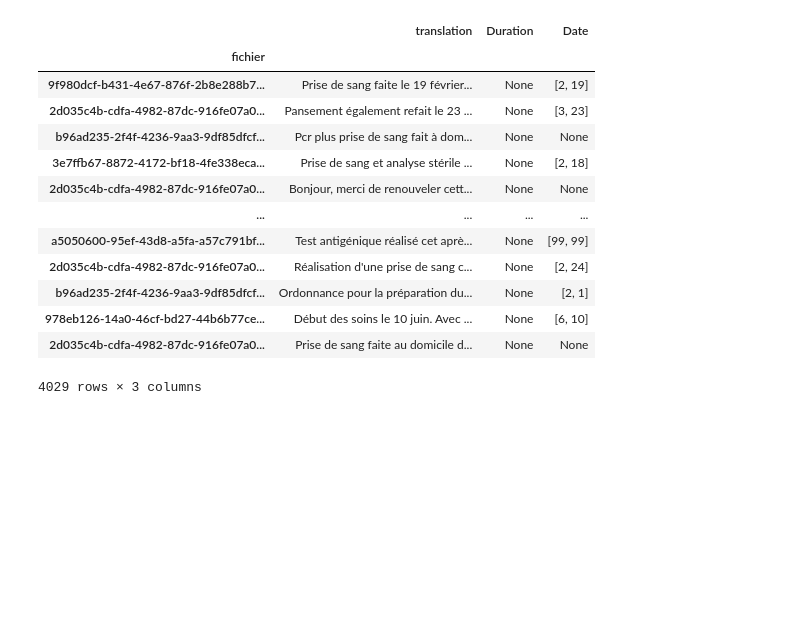
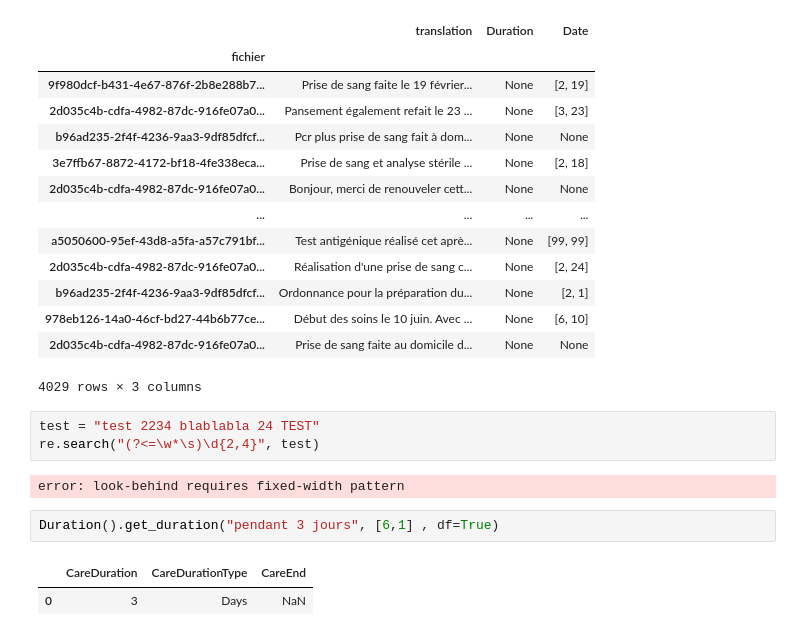
Before and after one commit to GeoffroyGit/ephesus, a Jupyter notebook: notebooks/Test_code_duration.ipynb, the cells around one changed output. Saved outputs shown, nothing was run; the diff lists cells and outputs as text; blank space fills up the shorter version.

```diff
--- a/notebooks/Test_code_duration.ipynb
+++ b/notebooks/Test_code_duration.ipynb
@@ -379,3 +375,13 @@ df_bb
 | 978eb126-14a0-46cf-bd27-44b6b77ce... | Début des soins le 10 juin. Avec ... | None | [6, 10] |
 | 2d035c4b-cdfa-4982-87dc-916fe07a0... | Prise de sang faite au domicile d... | None | None |
 4029 rows × 3 columns
+# %%
+test = "test 2234 blablabla 24 TEST"
+re.search("(?<=\w*\s)\d{2,4}", test)
+# %% [output]
+error: look-behind requires fixed-width pattern
+# %%
+Duration().get_duration("pendant 3 jours", [6,1] , df=True)
+# %% [output]
+|  | CareDuration | CareDurationType | CareEnd |
+| 0 | 3 | Days | NaN |
```
Also changed, not shown: parts of 1 cell of this notebook.
